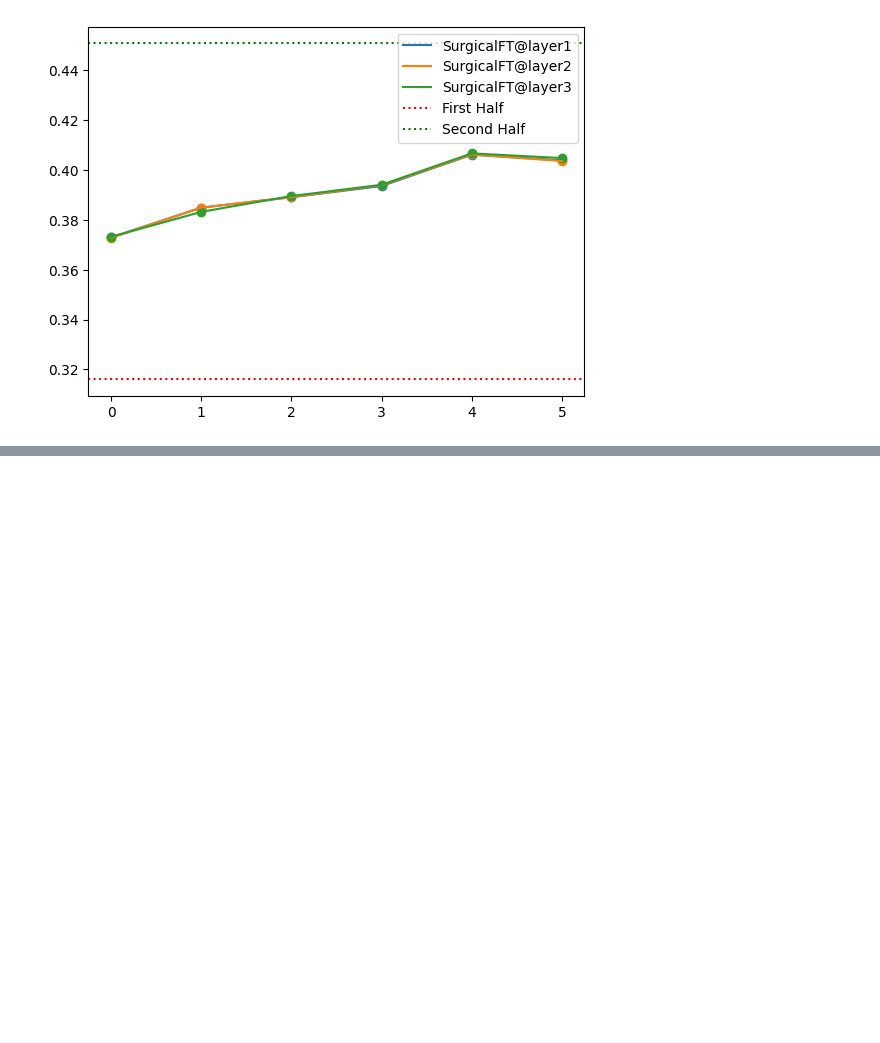
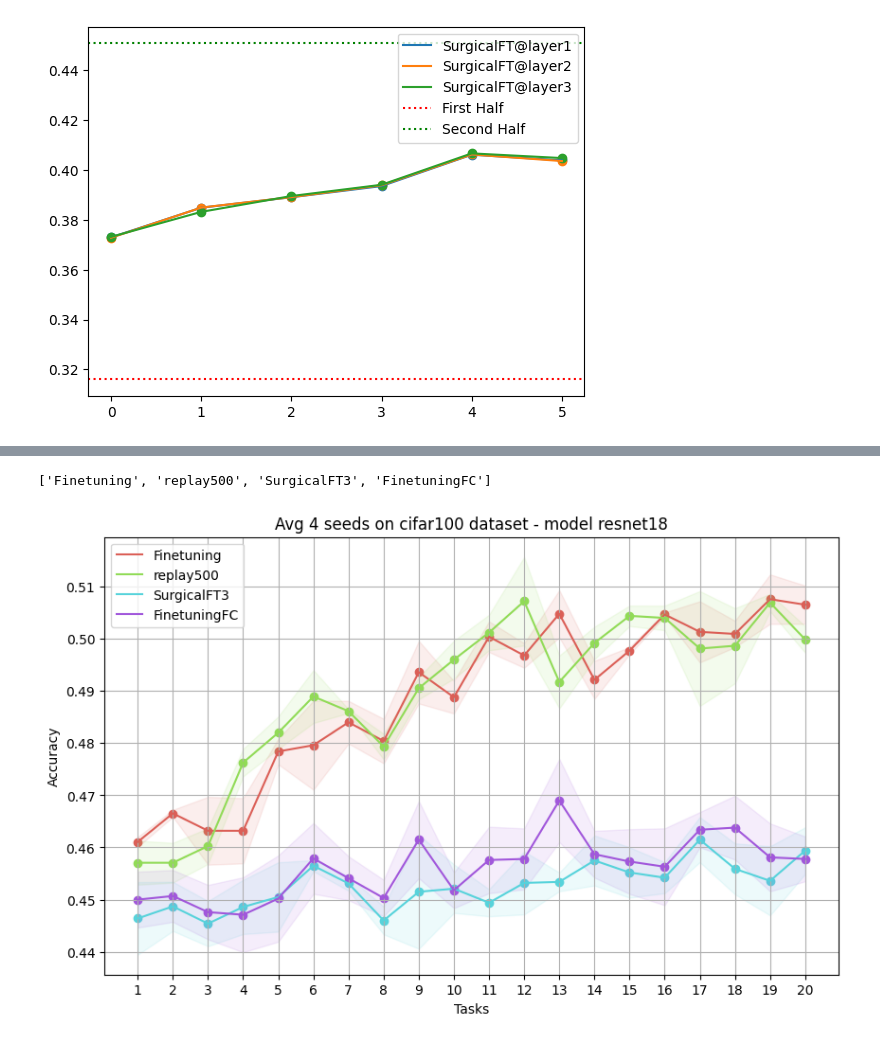
Before and after one commit to francesco-p/simple-incremental, a Jupyter notebook: viz_values.ipynb, the cells around one changed output, grey strips where cells are left out. Cells and saved outputs as stored; diff of their text form; code cells hidden in the pictures; blank space fills up the shorter version.

```diff
--- a/viz_values.ipynb
+++ b/viz_values.ipynb
@@ -242,0 +245,12 @@ plot_csv(csv_files, "cifar100", methods, 'resnet18')
+# %%
+csv_files=["csv/CIFAR100_20tasks_Finetuning_resnet18.csv",
+           "csv/CIFAR100_20tasks_replay500_resnet18.csv",
+           "csv/CIFAR100_20tasks_SurgicalFT3_resnet18.csv",
+           "csv/CIFAR100_20tasks_FinetuningFC_resnet18.csv"]
+
+methods = [x.split('_')[2] for x in csv_files]
+print(methods)
+plot_csv(csv_files, "cifar100", methods, 'resnet18')
+# %% [output]
+['Finetuning', 'replay500', 'SurgicalFT3', 'FinetuningFC']
+[figure, added]
```
Also changed, not shown: parts of 3 cells of this notebook.
